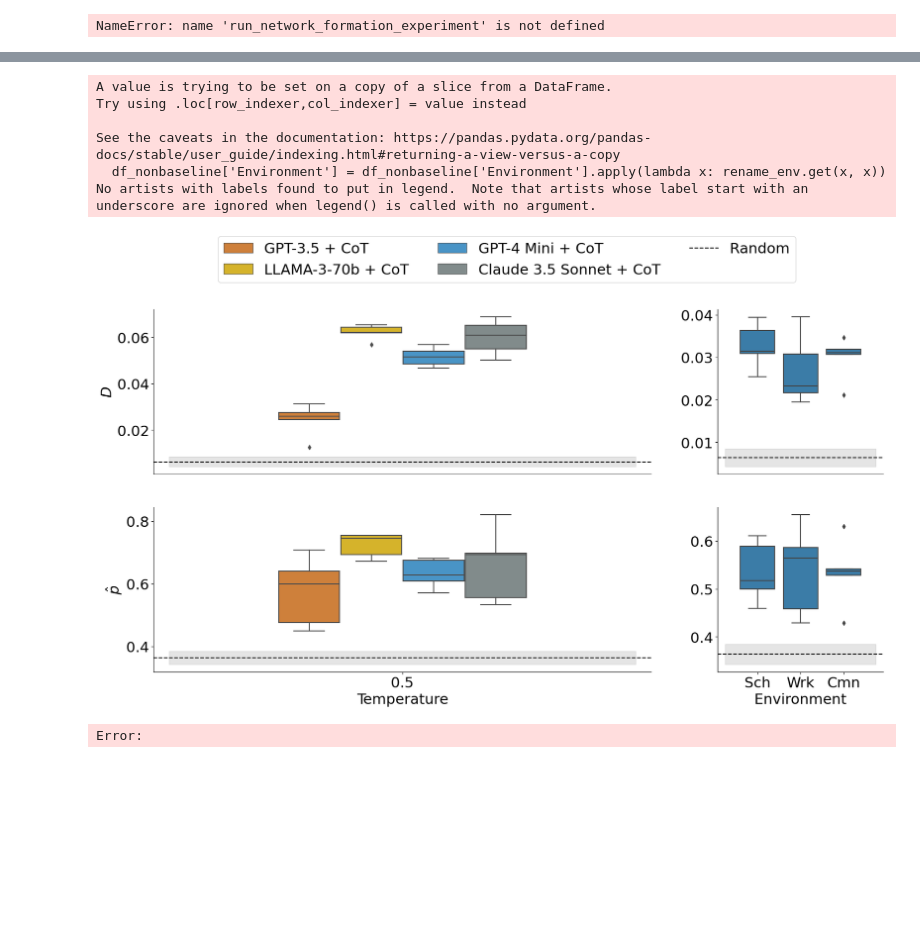
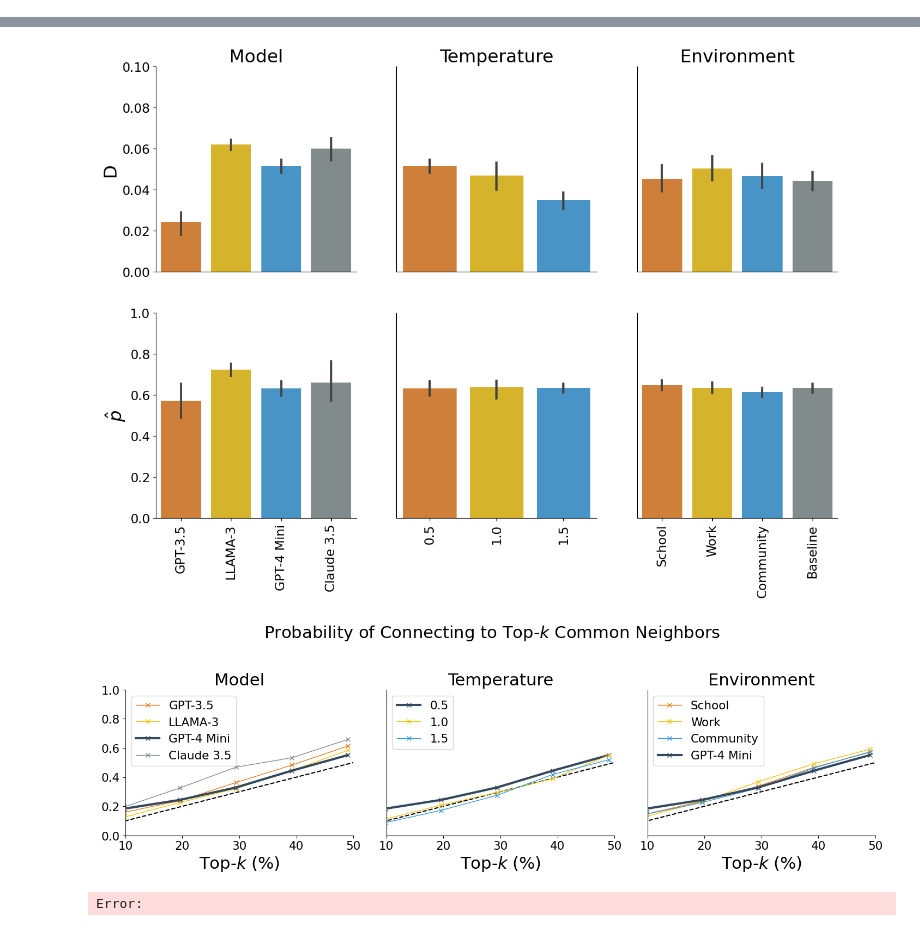
Before and after one commit to papachristoumarios/llm-network-formation, a Jupyter notebook: principle_2.ipynb, the cells around one changed output, grey strips where cells are left out. Drawn from its saved outputs; the diff is of its cells as text; code cells hidden in the pictures; blank space fills up the shorter version.

```diff
--- a/principle_2.ipynb
+++ b/principle_2.ipynb
@@ -840,8 +920,8 @@ def get_table(filenames, sfx=''):
 table_outfiles = []
 # Other environments
 for environment, role in zip(['school', 'work', 'community'], ['classmates', 'colleagues', 'neighbors']):
-    outfile = f'outputs/principle_2_neighbors+gpt-3.5-turbo+{environment}.jsonl'
-    run_network_formation_experiment(50, 50, 1, 10, outfile, [0.5], environment=environment, role=role, method='llm', num_common_neighbors=False, model='gpt-3.5-turbo')
+    outfile = f'outputs/principle_2_neighbors+gpt-4o-mini+{environment}.jsonl'
+    run_network_formation_experiment(50, 50, 1, 10, outfile, [0.5], environment=environment, role=role, method='llm', num_common_neighbors=False, model='gpt-4o-mini')
 
     table_outfiles.append(outfile)
 
@@ -861,22 +941,27 @@ get_table(table_outfiles)
 
 # run_network_formation_experiment(50, 50, 1, 10, 'outputs/principle_2.jsonl', [0.5, 1.0, 1.5], method='llm',  num_common_neighbors=True)
 # analyze_experiments('outputs/principle_2.jsonl', num_common_neighbors=True)
-# %% [output]
-NameError: name 'run_network_formation_experiment' is not defined
 # %%
 table_outfiles_cot = []
 
 # Other environments
 for environment, role in zip(['school', 'work', 'community'], ['classmates', 'colleagues', 'neighbors']):
-    outfile = f'outputs/principle_2_neighbors+gpt-3.5-turbo+{environment}_cot.jsonl'
-    run_network_formation_experiment(50, 50, 1, 5, outfile, [0.5], environment=environment, role=role, method='llm', num_common_neighbors=False, model='gpt-3.5-turbo', cot=True)
+    outfile = f'outputs/principle_2_neighbors+gpt-4o-mini+{environment}_cot.jsonl'
+    run_network_formation_experiment(50, 50, 1, 5, outfile, [0.5, 1.0, 1.5], environment=environment, role=role, method='llm', num_common_neighbors=False, model='gpt-4o-mini', cot=True)
 
     table_outfiles_cot.append(outfile)
 
 
 for model in ['gpt-3.5-turbo', 'meta/meta-llama-3-70b-instruct', 'gpt-4o-mini', 'claude-3-5-sonnet-20240620']:
     outfile = f'outputs/principle_2_neighbors+{model.replace("/", "-")}_cot.jsonl'
-    run_network_formation_experiment(50, 50, 1, 5, outfile, [0.5], method='llm', num_common_neighbors=False, model=model, cot=True)
+
+    print(model)
+
+    if model == 'claude-3-5-sonnet-20240620':
+        run_network_formation_experiment(50, 50, 1, 5, outfile, [0.5, 1.0], method='llm', num_common_neighbors=False, model=model, cot=True)
+    else:
+        run_network_formation_experiment(50, 50, 1, 5, outfile, [0.5, 1.0, 1.5], method='llm', num_common_neighbors=False, model=model, cot=True)
+
 
     table_outfiles_cot.append(outfile)
 
@@ -902,11 +987,6 @@ outputs/principle_2_neighbors+claude-3-5-sonnet-20240620_cot.jsonl
+[figure, new version]
+[figure, added]
-A value is trying to be set on a copy of a slice from a DataFrame.
-Try using .loc[row_indexer,col_indexer] = value instead
-
-See the caveats in the documentation: https://pandas.pydata.org/pandas-docs/stable/user_guide/indexing.html#returning-a-view-versus-a-copy
-  df_nonbaseline['Environment'] = df_nonbaseline['Environment'].apply(lambda x: rename_env.get(x, x))
-No artists with labels found to put in legend.  Note that artists whose label start with an underscore are ignored when legend() is called with no argument.
+Error:
-[figure, old version]
-Error:
 # %%
 categories = [{'category': 'Mutual Friends', 'description': 'Reasons related to having many friends in common with the person, so the person can introduce them to their friends'},
               {'category': 'Well-Connected', 'description': 'Reasons related to the person being well-connected and having many friends'}]
```
Also changed, not shown: parts of 2 cells of this notebook, 7 other files.
